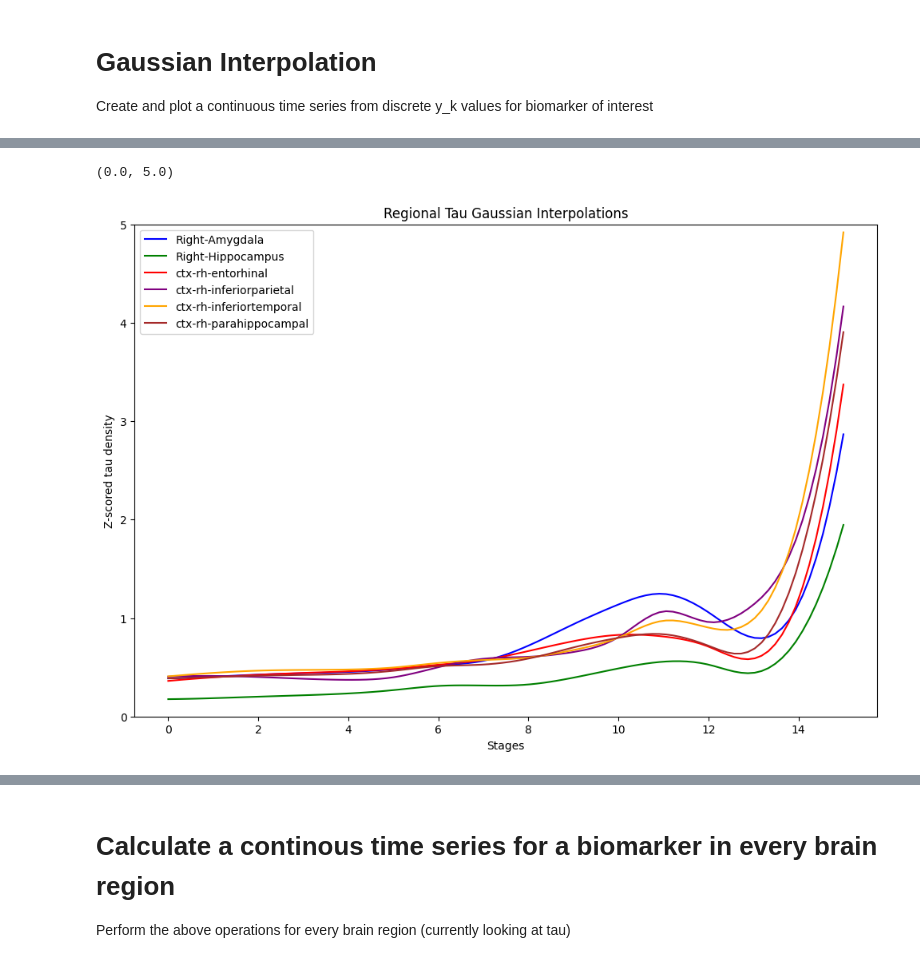
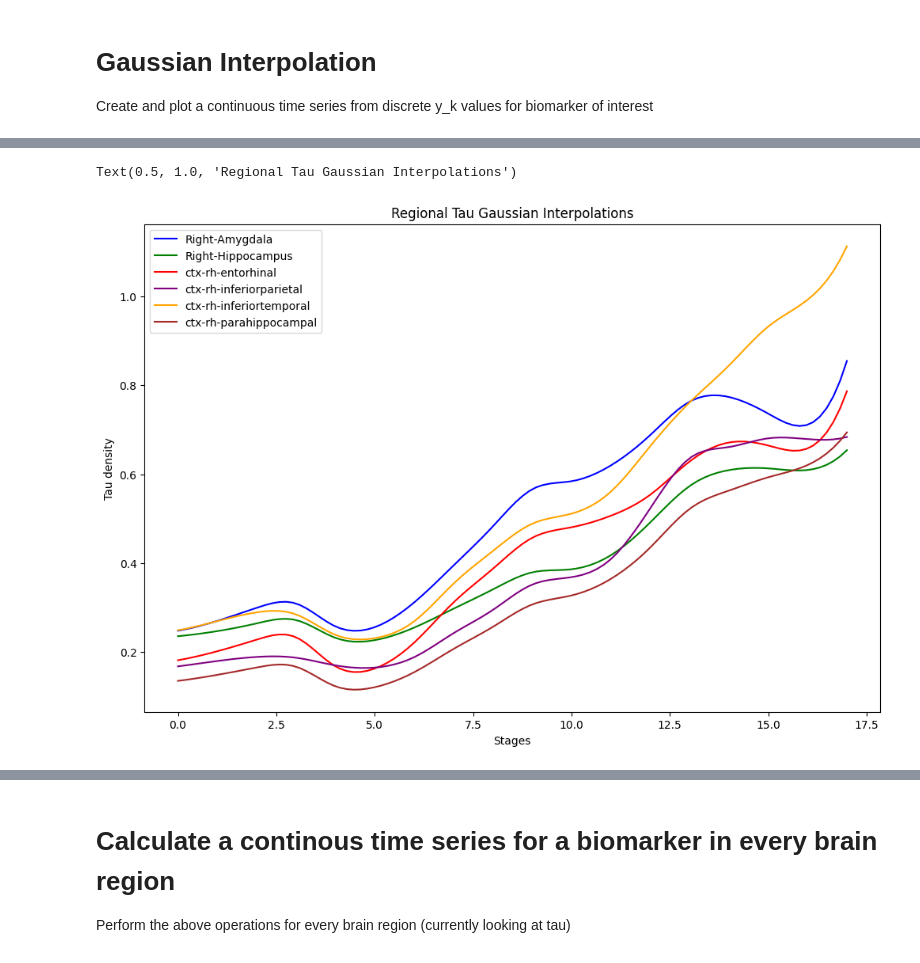
Before and after one commit to Raj-Lab-UCSF/SuStaIn, a Jupyter notebook: notebooks/Processing model output.ipynb, the cells around one changed output, grey strips where cells are left out. Saved outputs shown, nothing was run; the diff lists cells and outputs as text; code cells hidden in the pictures.

```diff
--- a/notebooks/Processing model output.ipynb
+++ b/notebooks/Processing model output.ipynb
@@ -29,11 +29,18 @@ pk = pandas.read_pickle(pickle_filename_s)
 pk.keys()
 # %% [output]
 dict_keys(['samples_sequence', 'samples_f', 'samples_likelihood', 'ml_subtype', 'prob_ml_subtype', 'ml_stage', 'prob_ml_stage', 'prob_subtype', 'prob_stage', 'prob_subtype_stage', 'ml_sequence_EM', 'm ...
+# %%
+# Define which ml_stages to remove from analysis
+stages_to_remove = [0]
 # %%
 # Load specific zdata you want to analyze (make sure the number of subtypes and input features are correct)
-zdata = pandas.read_csv('zdata- subtype 1 A.csv')
+zdata = pandas.read_csv('zdata- with tmax.csv')
 
 #Housekeeping
-zdata = zdata.drop(['Unnamed: 0.1', 'Unnamed: 0'], axis = 1)
+#zdata = zdata.drop(['Unnamed: 0.1', 'Unnamed: 0'], axis = 1)
+
+# Delete subejcts with stages 0 and 1
+zdata = zdata[~zdata['ml_stage'].isin(stages_to_remove)]
+reduced_RIDs = zdata.RID.tolist()
 zdata
 # %% [output]
@@ -52,0 +73,9 @@ zdata
+# %%
+beta0_tmax = filtered_beta0_withstage['Tmax'].tolist()
+def find_mean(numbers):
+    if not numbers:
+        return 0  # Handle case when the list is empty
+    return np.mean(numbers)
+
+mean = find_mean(beta0_tmax)
+print(f"The mean is: {mean}")
@@ -165,7 +232,7 @@ No artists with labels found to put in legend.  Note that artists whose label st
 # Trajectory plots for each biomarker
 # %%
 # store our biomarker labels as a variable
-biomarkers = zdata.columns[[3,4,6,10,11]]
+biomarkers = zdata.columns[[4,5,7,11,12,21]]
 print(biomarkers)
 # %% [output]
 Index(['ADAS11_bl', 'Average_hippo', 'ctx_entorhinal_tau', 'Hippocampus_tau',
@@ -448,8 +346,12 @@ else:
 # %%
-# TEMPORARY
-
 # Create a data frame for the stage probability distributions for each subject from pickle file
 prob_stage = pandas.DataFrame(pk['prob_stage'])
+ml_stage = pandas.DataFrame(pk['ml_stage'])
+prob_stage = pandas.concat([ml_stage, prob_stage,], axis=1)
+
+# Delete subjects in stages to exclude
+prob_stage = prob_stage[~prob_stage.iloc[:, 0].isin(stages_to_remove)]
+prob_stage.drop(prob_stage.columns[0], axis=1, inplace=True)
 
 # Define the number of stages
 stage_count = prob_stage.shape[1]
@@ -465,7 +367,7 @@ colors = ['blue', 'green', 'red', 'purple', 'orange', 'brown']  # Define differe
 
 for biomarker, color in zip(biomarkers_of_interest, colors):
     # Define biomarker data as an array dimensions 1 x i where i is the number of subjects
-    biomarker_data = data[biomarker]
+    biomarker_data = tau_data[biomarker]
 
     # Initialize lists of y(k) values and variance for each stage k
     biomarker_values = []
@@ -498,37 +400,37 @@ for biomarker, color in zip(biomarkers_of_interest, colors):
         variance_values.append(variance)  # Save variance to list for stage k
 
     x = np.linspace(0, stage_count - 1, stage_count)
     y = biomarker_values
     variance = variance_values
 
     # Perform interpolation
     f = interp1d(x, y, kind='cubic')
 
     # New x values for which we want to interpolate
     xnew = np.linspace(0, stage_count - 1, 100)
 
     # Interpolate y values for the new x values
     ynew = f(xnew)
 
     # Create a shaded area for the error
     #upper = y + np.sqrt(variance)
     #lower = y - np.sqrt(variance)
 
     # Plotting
     #plt.fill_between(x, lower, upper, color=color, alpha=0.2)
     plt.plot(xnew, ynew, '-', color=color, label=biomarker)
 
 # Add legend, labels, and title
 plt.legend()
 plt.xlabel('Stages')
-plt.ylabel('Z-scored tau density')
+plt.ylabel('Tau density')
 plt.title('Regional Tau Gaussian Interpolations')
-plt.ylim(bottom=0, top=5)
+#plt.ylim(bottom=0, top=5)
 
 # Display the plot
 # %% [output]
-(0.0, 5.0)
+Text(0.5, 1.0, 'Regional Tau Gaussian Interpolations')
-[figure, old version]
+[figure, new version]
 # %%
 # Alternate probability heatmap for cognitive score order with overlay
 
```
Also changed, not shown: parts of 23 cells of this notebook, 7 other files.
